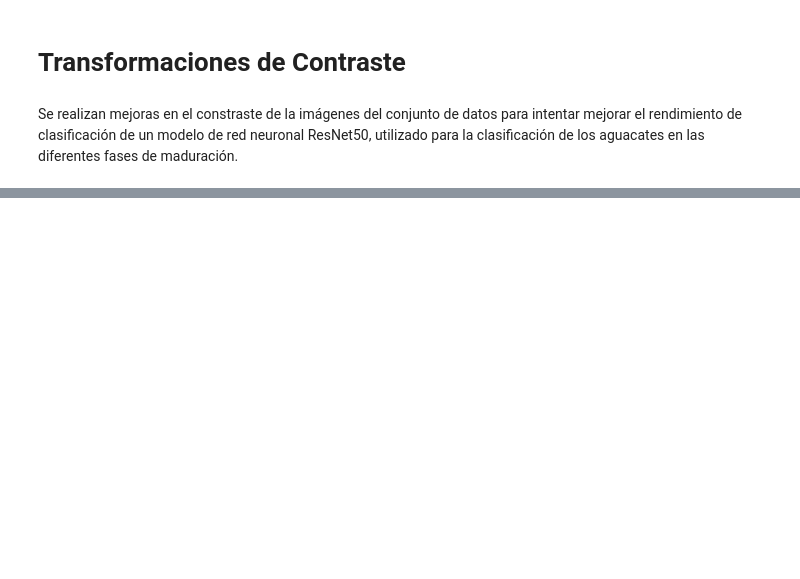
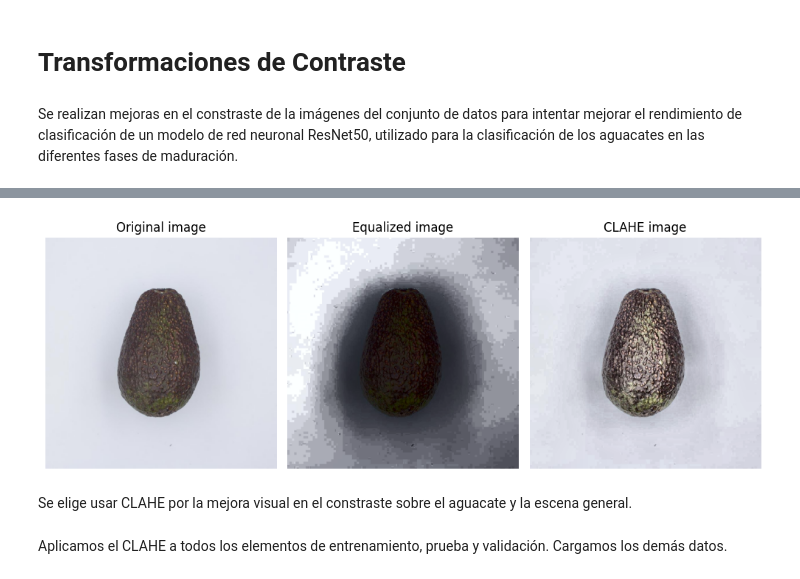
Before and after one commit to ThesplumCoder/digital-image-processing, a Jupyter notebook: project/contrast-enhancements.ipynb, the cells around one changed output, grey strips where cells are left out. Drawn from its saved outputs; the diff is of its cells as text; code cells hidden in the pictures; blank space fills up the shorter version.

```diff
--- a/project/contrast-enhancements.ipynb
+++ b/project/contrast-enhancements.ipynb
@@ -57,0 +88,24 @@ plt.show()
+# %%
+equ_img = cv.cvtColor(cv.merge((temp2, a, b)), cv.COLOR_LAB2RGB)
+clahe_img = cv.cvtColor(cv.merge((temp3, a, b)), cv.COLOR_LAB2RGB)
+
+plt.figure(figsize=(10, 8))
+plt.subplot(1, 3, 1)
+plt.imshow(train_data[0])
+plt.axis('off')
+plt.title('Original image')
+plt.subplot(1, 3, 2)
+plt.imshow(equ_img)
+plt.axis('off')
+plt.title('Equalized image')
+plt.subplot(1, 3, 3)
+plt.imshow(clahe_img)
+plt.axis('off')
+plt.title('CLAHE image')
+
+plt.tight_layout()
+plt.show()
+# %% [output]
+[figure, added]
+# %% [markdown]
+Se elige usar CLAHE por la mejora visual en el constraste sobre el aguacate y la escena general.
@@ -57,0 +129,2 @@ plt.show()
+# %% [markdown]
+Aplicamos el CLAHE a todos los elementos de entrenamiento, prueba y validación. Cargamos los demás datos.
```
Also changed, not shown: parts of 10 cells of this notebook.
